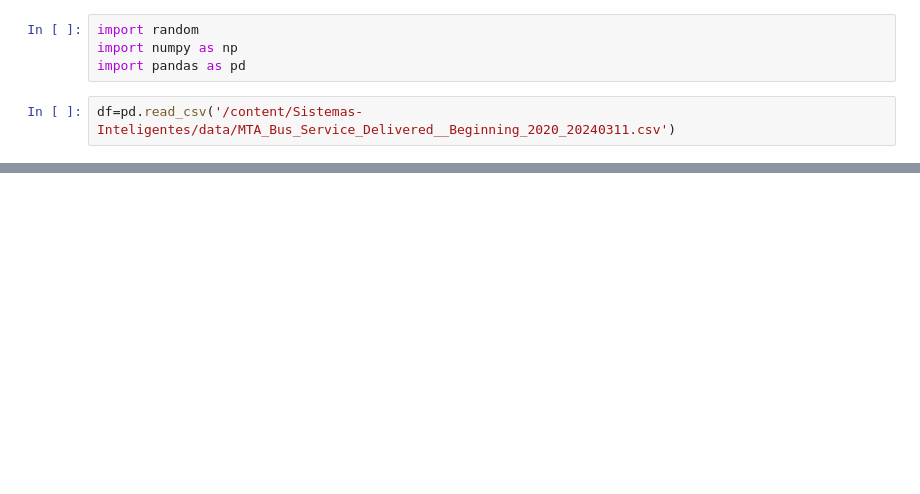
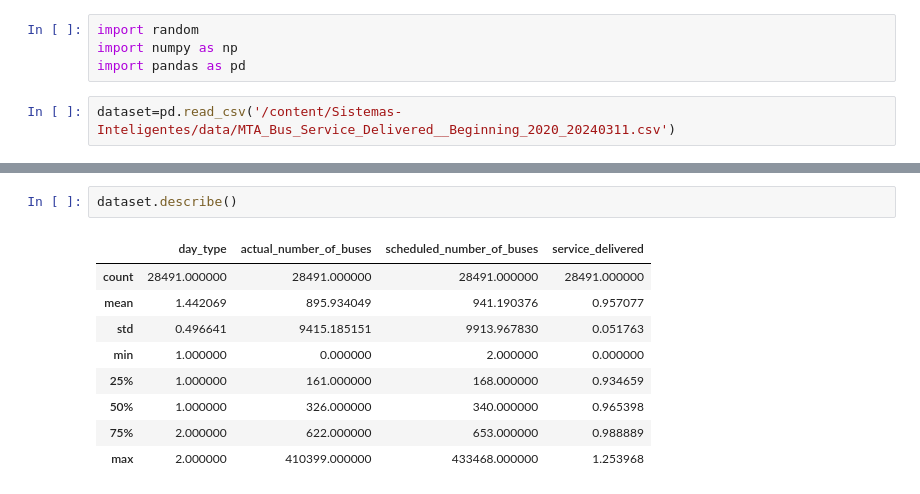
Before and after one commit to juankchb/Sistemas-Inteligentes, a Jupyter notebook: Source/model/ABC.ipynb, the cells around one changed output, grey strips where cells are left out. Drawn from its saved outputs; the diff is of its cells as text; blank space fills up the shorter version.

```diff
--- a/Source/model/ABC.ipynb
+++ b/Source/model/ABC.ipynb
@@ -13,4 +7,4 @@ import random
 import numpy as np
 import pandas as pd
 # %%
-df=pd.read_csv('/content/Sistemas-Inteligentes/data/MTA_Bus_Service_Delivered__Beginning_2020_20240311.csv')
+dataset=pd.read_csv('/content/Sistemas-Inteligentes/data/MTA_Bus_Service_Delivered__Beginning_2020_20240311.csv')
@@ -77,0 +30,12 @@ print("Valor de la mejor solución:", mejor_valor_actual)
+# %%
+dataset.describe()
+# %% [output]
+|  | day_type | actual_number_of_buses | scheduled_number_of_buses | service_delivered |
+| count | 28491.000000 | 28491.000000 | 28491.000000 | 28491.000000 |
+| mean | 1.442069 | 895.934049 | 941.190376 | 0.957077 |
+| std | 0.496641 | 9415.185151 | 9913.967830 | 0.051763 |
+| min | 1.000000 | 0.000000 | 2.000000 | 0.000000 |
+| 25% | 1.000000 | 161.000000 | 168.000000 | 0.934659 |
+| 50% | 1.000000 | 326.000000 | 340.000000 | 0.965398 |
+| 75% | 2.000000 | 622.000000 | 653.000000 | 0.988889 |
+| max | 2.000000 | 410399.000000 | 433468.000000 | 1.253968 |
```
Also changed, not shown: parts of 21 cells of this notebook.
